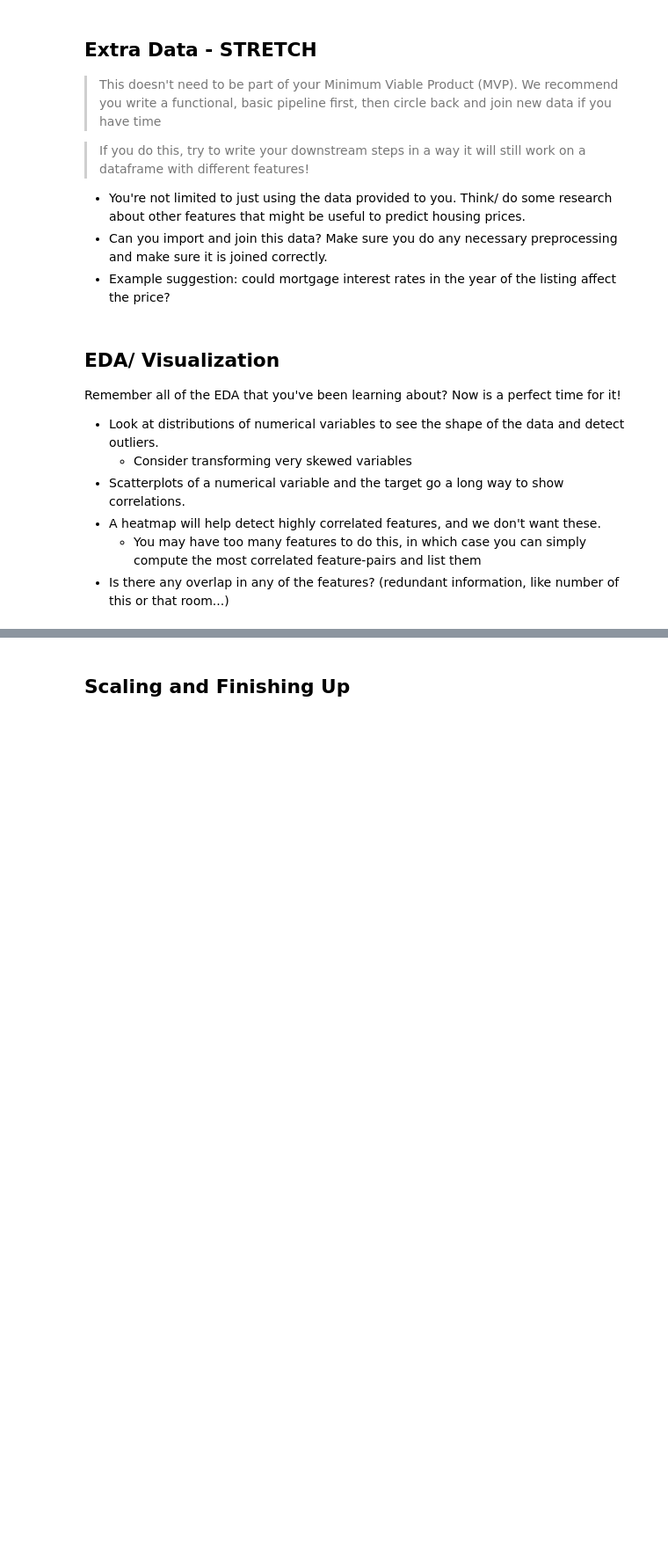
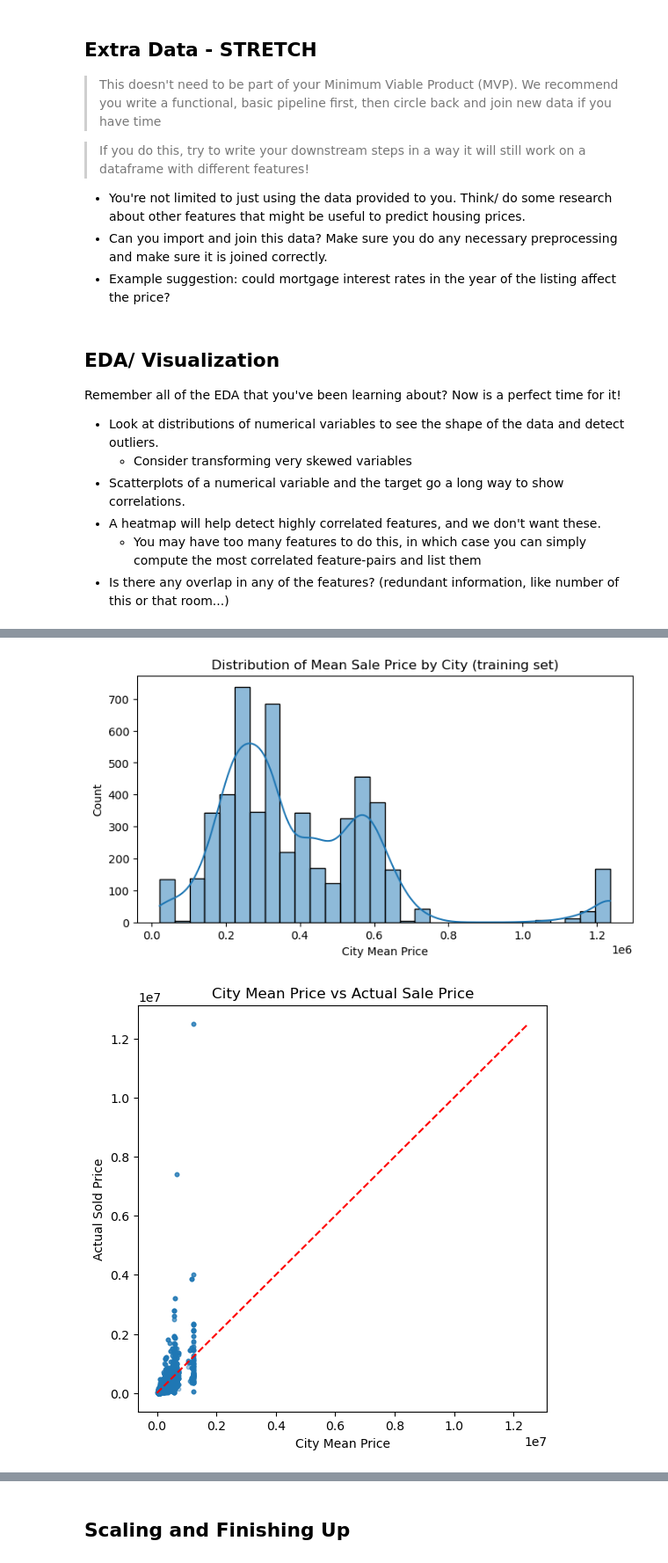
Before and after one commit to rxnu/ds-midterm, a Jupyter notebook: notebooks/EDA.ipynb, the cells around one changed output, grey strips where cells are left out. Shown at 88% size. Saved outputs shown, nothing was run; the diff lists cells and outputs as text; code cells hidden in the pictures; blank space fills up the shorter version.

```diff
--- a/notebooks/EDA.ipynb
+++ b/notebooks/EDA.ipynb
@@ -184,0 +416,18 @@ Remember all of the EDA that you've been learning about?  Now is a perfect time
+# %%
+# plot distribution of city_price
+plt.figure(figsize=(8,4))
+sns.histplot(X_train["city_price"], bins=30, kde=True)
+plt.title("Distribution of Mean Sale Price by City (training set)")
+plt.xlabel("City Mean Price"); plt.ylabel("Count")
+plt.show()
+
+# scatter city_price vs actual price
+plt.figure(figsize=(6,6))
+plt.scatter(X_train["city_price"], y_train, alpha=0.4, s=10)
+plt.plot([0, y_train.max()], [0, y_train.max()], 'r--')
+plt.title("City Mean Price vs Actual Sale Price")
+plt.xlabel("City Mean Price"); plt.ylabel("Actual Sold Price")
+plt.show()
+# %% [output]
+[figure, added]
+[figure, added]
```
Also changed, not shown: parts of 37 cells of this notebook.
